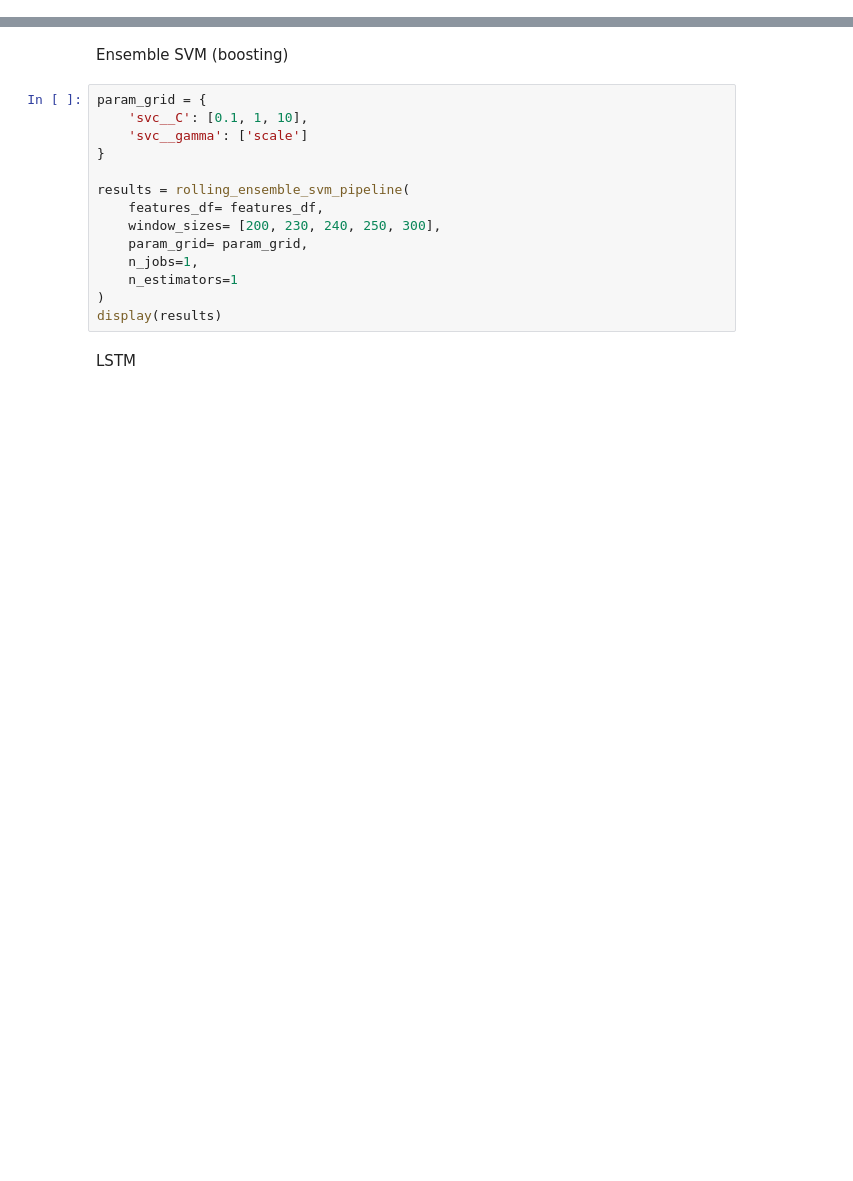
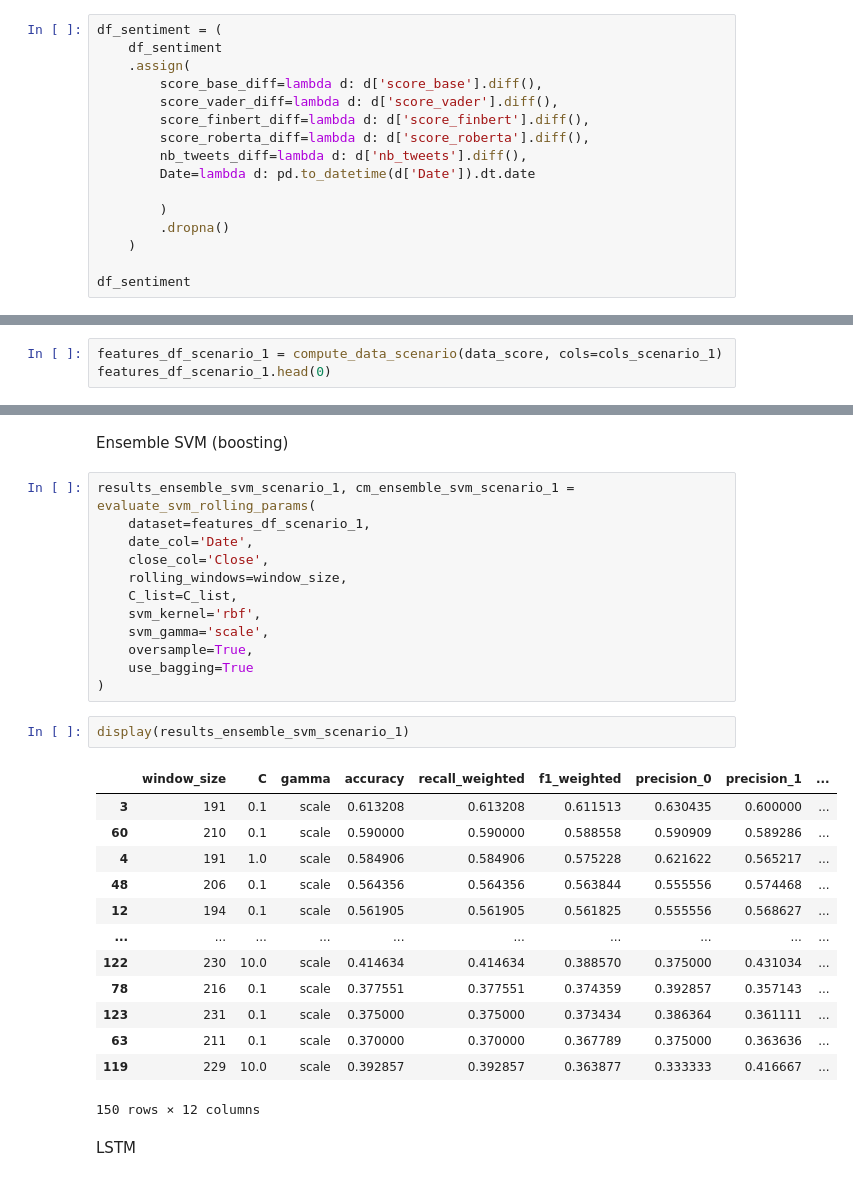
Before and after one commit to gaeldatascience/apple-stock-prediction, a Jupyter notebook: main.ipynb, the cells around one changed output, grey strips where cells are left out. Cells and saved outputs as stored; diff of their text form; blank space fills up the shorter version.

Commit message:
modified svm and the pipeline

```diff
--- a/main.ipynb
+++ b/main.ipynb
@@ -200,0 +277,16 @@ sentiment_df.sort_values(by="score")
+# %%
+df_sentiment = (
+    df_sentiment
+    .assign(
+        score_base_diff=lambda d: d['score_base'].diff(),
+        score_vader_diff=lambda d: d['score_vader'].diff(),
+        score_finbert_diff=lambda d: d['score_finbert'].diff(),
+        score_roberta_diff=lambda d: d['score_roberta'].diff(),
+        nb_tweets_diff=lambda d: d['nb_tweets'].diff(),
+        Date=lambda d: pd.to_datetime(d['Date']).dt.date
+
+        )
+        .dropna()
+    )
+
+df_sentiment
@@ -671,0 +810,3 @@ data.to_parquet("stock_data.parquet")
+# %%
+features_df_scenario_1 = compute_data_scenario(data_score, cols=cols_scenario_1)
+features_df_scenario_1.head(0)
@@ -691,19 +845,33 @@ display(results_df)
 # %% [markdown]
 Ensemble SVM (boosting)
 # %%
-param_grid = {
-    'svc__C': [0.1, 1, 10],
-    'svc__gamma': ['scale']
-}
-
-results = rolling_ensemble_svm_pipeline(
-    features_df= features_df,
-    window_sizes= [200, 230, 240, 250, 300],
-    param_grid= param_grid,
-    n_jobs=1,
-    n_estimators=1
+results_ensemble_svm_scenario_1, cm_ensemble_svm_scenario_1 = evaluate_svm_rolling_params(
+    dataset=features_df_scenario_1,
+    date_col='Date',
+    close_col='Close',
+    rolling_windows=window_size,
+    C_list=C_list,
+    svm_kernel='rbf',
+    svm_gamma='scale',
+    oversample=True,
+    use_bagging=True
 )
-display(results)
+# %%
+display(results_ensemble_svm_scenario_1)
+# %% [output]
+|  | window_size | C | gamma | accuracy | recall_weighted | f1_weighted | precision_0 | precision_1 | ... |
+| 3 | 191 | 0.1 | scale | 0.613208 | 0.613208 | 0.611513 | 0.630435 | 0.600000 | ... |
+| 60 | 210 | 0.1 | scale | 0.590000 | 0.590000 | 0.588558 | 0.590909 | 0.589286 | ... |
+| 4 | 191 | 1.0 | scale | 0.584906 | 0.584906 | 0.575228 | 0.621622 | 0.565217 | ... |
+| 48 | 206 | 0.1 | scale | 0.564356 | 0.564356 | 0.563844 | 0.555556 | 0.574468 | ... |
+| 12 | 194 | 0.1 | scale | 0.561905 | 0.561905 | 0.561825 | 0.555556 | 0.568627 | ... |
+| ... | ... | ... | ... | ... | ... | ... | ... | ... | ... |
+| 122 | 230 | 10.0 | scale | 0.414634 | 0.414634 | 0.388570 | 0.375000 | 0.431034 | ... |
+| 78 | 216 | 0.1 | scale | 0.377551 | 0.377551 | 0.374359 | 0.392857 | 0.357143 | ... |
+| 123 | 231 | 0.1 | scale | 0.375000 | 0.375000 | 0.373434 | 0.386364 | 0.361111 | ... |
+| 63 | 211 | 0.1 | scale | 0.370000 | 0.370000 | 0.367789 | 0.375000 | 0.363636 | ... |
+| 119 | 229 | 10.0 | scale | 0.392857 | 0.392857 | 0.363877 | 0.333333 | 0.416667 | ... |
+150 rows × 12 columns
 # %% [markdown]
 LSTM
 # %%
```
Also changed, not shown: parts of 48 cells of this notebook, 5 other files.
